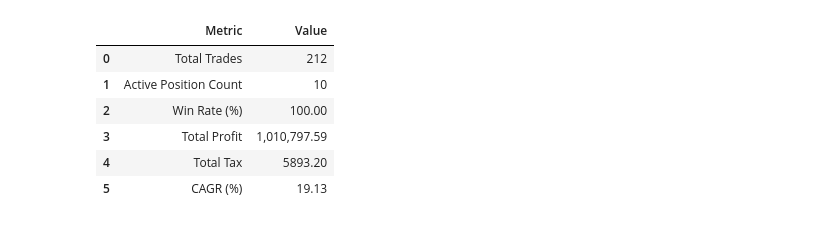
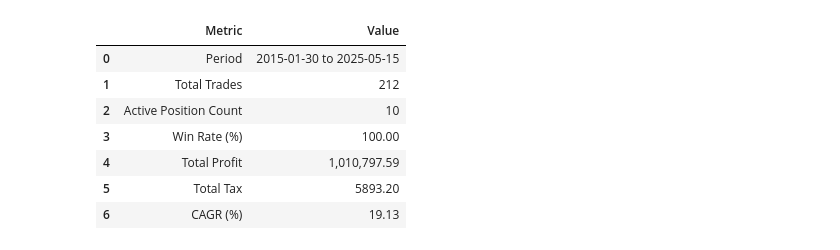
Before and after one commit to wishabhilash/strategy-notebooks, a Jupyter notebook: notebooks/NiftyShop-Fabtrader.ipynb, the cells around one changed output. Cells and saved outputs as stored; diff of their text form; code cells hidden in the pictures.

```diff
--- a/notebooks/NiftyShop-Fabtrader.ipynb
+++ b/notebooks/NiftyShop-Fabtrader.ipynb
@@ -276,37 +277,42 @@ total_profit = trades['pnl'].sum() - trades['tax'].sum()
 
 # Total tax
 total_tax = trades['tax'].sum()
 
 # CAGR calculation
 start = trades['entry_time'].min()
 end = trades['exit_time'].max()
 years = (end - start).days / 365.25
 initial = 200000  # initial_capital from your code
 final = initial + total_profit
 cagr = ((final / initial) ** (1 / years) - 1) * 100 if years > 0 else None
 
 # Active positions
 active_position_count = sum([len(p.trades) for p in active_positions.values() if p is not None])
 
+# Period
+period = f"{start.strftime('%Y-%m-%d')} to {end.strftime('%Y-%m-%d')}"
+
 # Tearsheets summary
 tearsheet = pd.DataFrame({
-    'Metric': ['Total Trades', 'Active Position Count', 'Win Rate (%)', 'Total Profit', 'Total Tax', 'CAGR (%)'],
+    'Metric': ['Period', 'Total Trades', 'Active Position Count', 'Win Rate (%)', 'Total Profit', 'Total Tax', 'CAGR (%)'],
     'Value': [
+        period,
         f"{total_trades:,}",
         f"{active_position_count:,}",
         f"{win_rate:.2f}",
         f"{total_profit:,.2f}",
         f"{total_tax:.2f}" if total_tax else "N/A",
         f"{cagr:.2f}" if cagr else "N/A"
     ]
 })
 
 tearsheet
 # %% [output]
 |  | Metric | Value |
-| 0 | Total Trades | 212 |
-| 1 | Active Position Count | 10 |
-| 2 | Win Rate (%) | 100.00 |
-| 3 | Total Profit | 1,010,797.59 |
-| 4 | Total Tax | 5893.20 |
-| 5 | CAGR (%) | 19.13 |
+| 0 | Period | 2015-01-30 to 2025-05-15 |
+| 1 | Total Trades | 212 |
+| 2 | Active Position Count | 10 |
+| 3 | Win Rate (%) | 100.00 |
+| 4 | Total Profit | 1,010,797.59 |
+| 5 | Total Tax | 5893.20 |
+| 6 | CAGR (%) | 19.13 |
```
Also changed, not shown: parts of 4 cells of this notebook, 1 other file.
